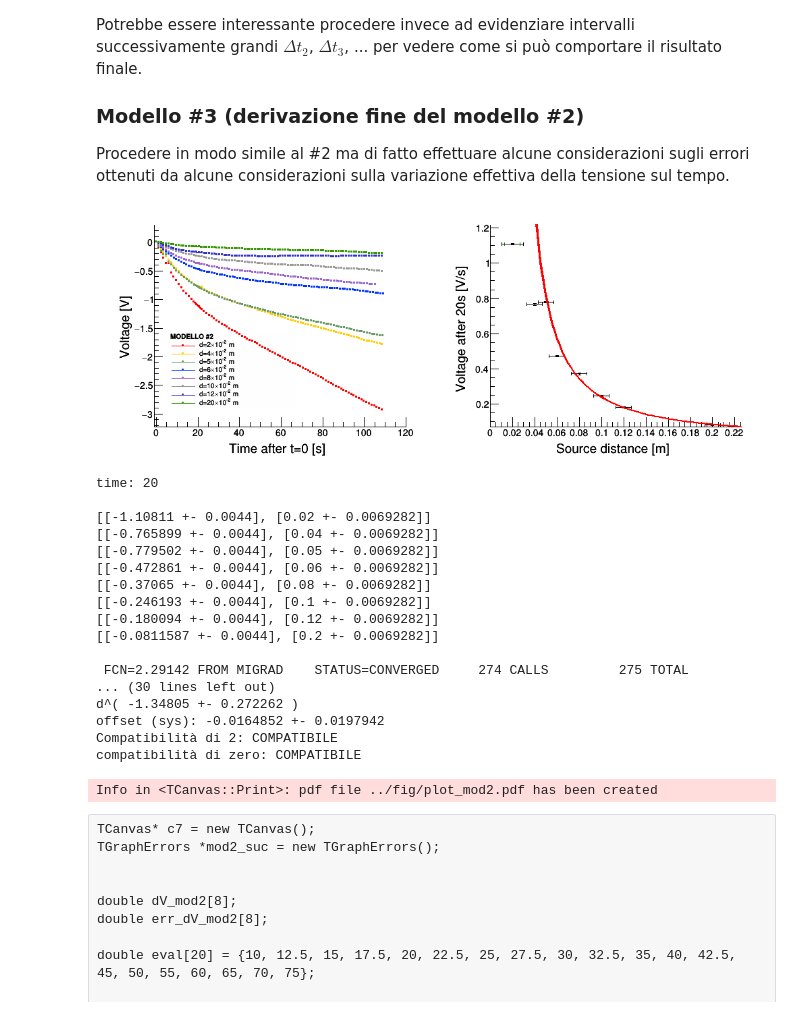
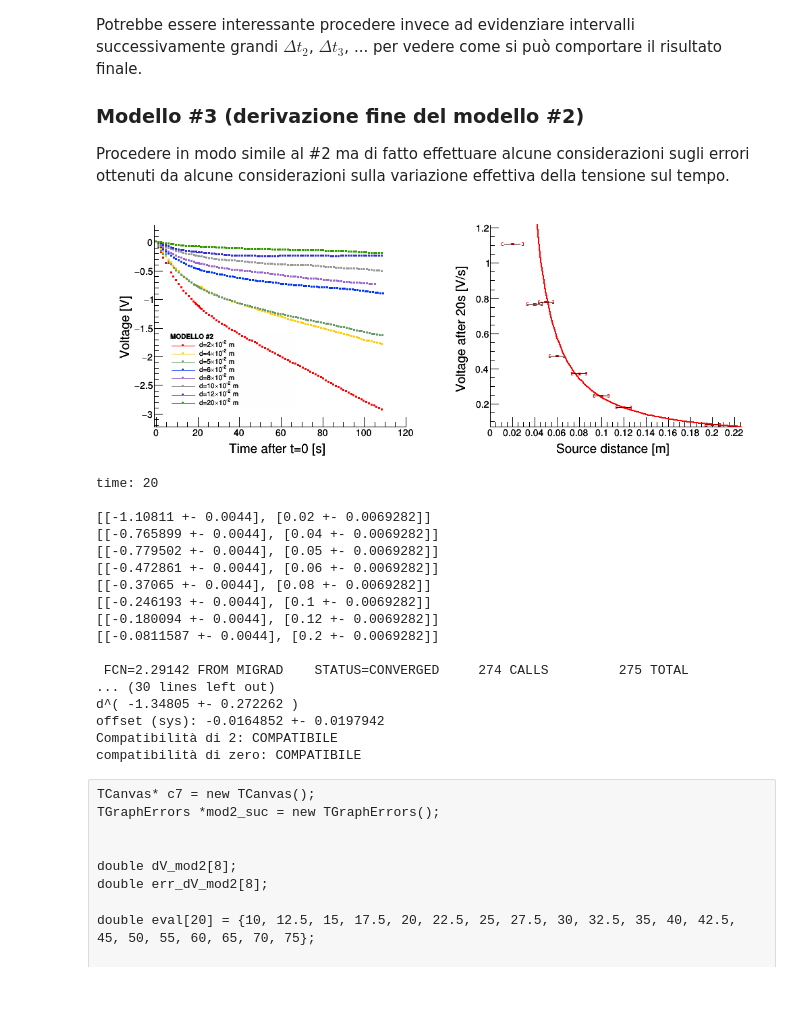
Before and after one commit to mattiasotgia/Lab2, a Jupyter notebook: esperienza_4__irraggiamento_lampadina/analisi_dati/2021_12_21_data_analysis_LAB_R2.ipynb, the cells around one changed output. Drawn from its saved outputs; the diff is of its cells as text; code cells hidden in the pictures.

```diff
--- a/esperienza_4__irraggiamento_lampadina/analisi_dati/2021_12_21_data_analysis_LAB_R2.ipynb
+++ b/esperienza_4__irraggiamento_lampadina/analisi_dati/2021_12_21_data_analysis_LAB_R2.ipynb
@@ -411,45 +411,45 @@ for (int j = 0; j < 8; j++)
 }
 
 graphset::setcanvas(c6->cd(2));
-plot2->Draw("ap");
+plot2->Draw("ap Z");
 graphset::set_TGraphAxis(plot2, "Voltage after 20s [V/s]", 1, "Source distance [m]");
 plot2->Fit("fit_mod2", "R");
 
 TGraphErrors *plot2_sup = (TGraphErrors*)plot2->Clone();
 plot2_sup->SetPointError(0, errore_distanza+0.005/sqrt(3), err_dV_mod2[0]);
-plot2->SetLineColor(kGreen+2);
-plot2_sup->Draw("p");
+plot2_sup->SetLineColor(kRed);
+plot2_sup->Draw("p []");
 
 logs::print_stat(fit_mod2);
 
 std::cout << std::endl
           << "d^( " << fit_mod2->GetParameter(1) << " +- " << fit_mod2->GetParError(1) << " )" << std::endl
           << "offset (sys): " << fit_mod2->GetParameter(2) << " +- " << fit_mod2->GetParError(2) << std::endl;
 
 std::cout << "Compatibilità di 2: " <<
     stattools::compatible(-2, 0, fit_mod2->GetParameter(1), fit_mod2->GetParError(1)) << std::endl;
 std::cout << "compatibilità di zero: " << // offset con stima (6/sqrt(3) mm): " <<
     stattools::compatible(0, 0, fit_mod2->GetParameter(2), fit_mod2->GetParError(2)) << std::endl;
 
 
 logs::print_mmsg("Correzione sul primo punto:");
 
 plot2_sup->Fit("fit_mod2", "R");
 
 logs::print_stat(fit_mod2);
 std::cout << std::endl
           << "d^( " << fit_mod2->GetParameter(1) << " +- " << fit_mod2->GetParError(1) << " )" << std::endl
           << "offset (sys): " << fit_mod2->GetParameter(2) << " +- " << fit_mod2->GetParError(2) << std::endl;
 
 std::cout << "Compatibilità di 2: " <<
     stattools::compatible(-2, 0, fit_mod2->GetParameter(1), fit_mod2->GetParError(1)) << std::endl;
 std::cout << "compatibilità di zero: " << // offset con stima (6/sqrt(3) mm): " <<
     stattools::compatible(0, 0, fit_mod2->GetParameter(2), fit_mod2->GetParError(2)) << std::endl;
 
 c6->Draw();
-c6->SaveAs("../fig/plot_mod2.pdf");
+//c6->SaveAs("../fig/plot_mod2.pdf");
 # %% [output]
-[figure, old version]
+[figure, new version]
 time: 20
 
 [[-1.10811 +- 0.0044], [0.02 +- 0.0069282]]
@@ -467,7 +467,6 @@ d^( -1.34805 +- 0.272262 )
 offset (sys): -0.0164852 +- 0.0197942
 Compatibilità di 2: COMPATIBILE
 compatibilità di zero: COMPATIBILE
-Info in <TCanvas::Print>: pdf file ../fig/plot_mod2.pdf has been created
 # %% [raw]
 TCanvas* c7 = new TCanvas();
 TGraphErrors *mod2_suc = new TGraphErrors();
```
Also changed, not shown: parts of 2 cells of this notebook, 3 other files.
